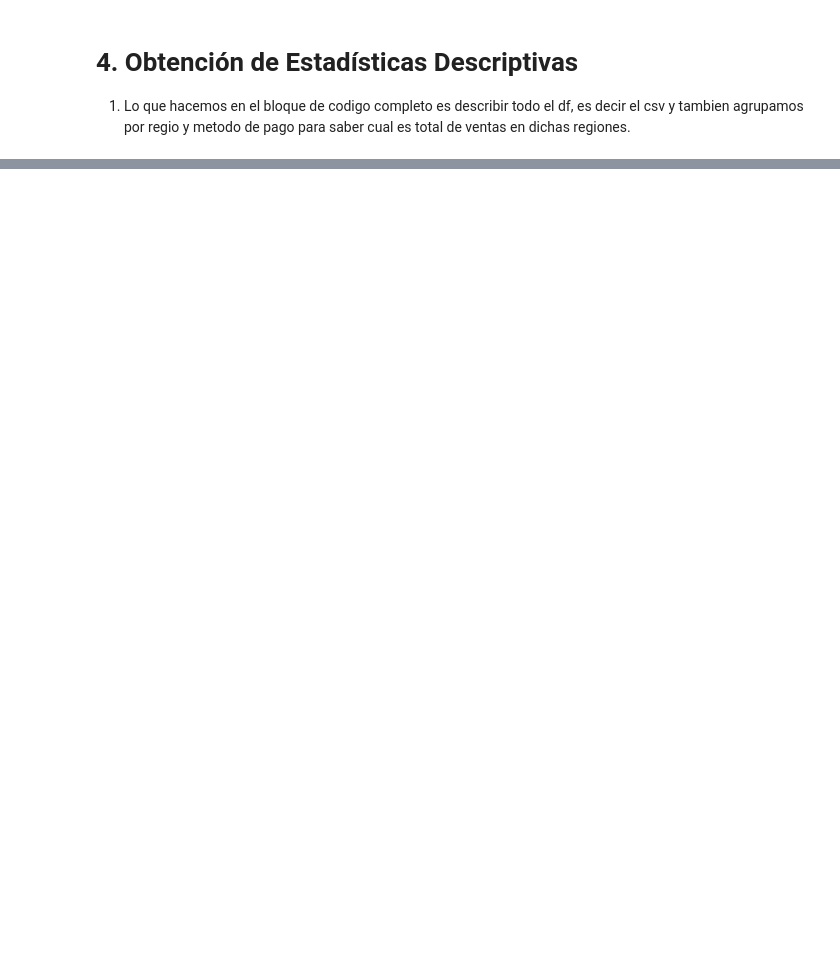
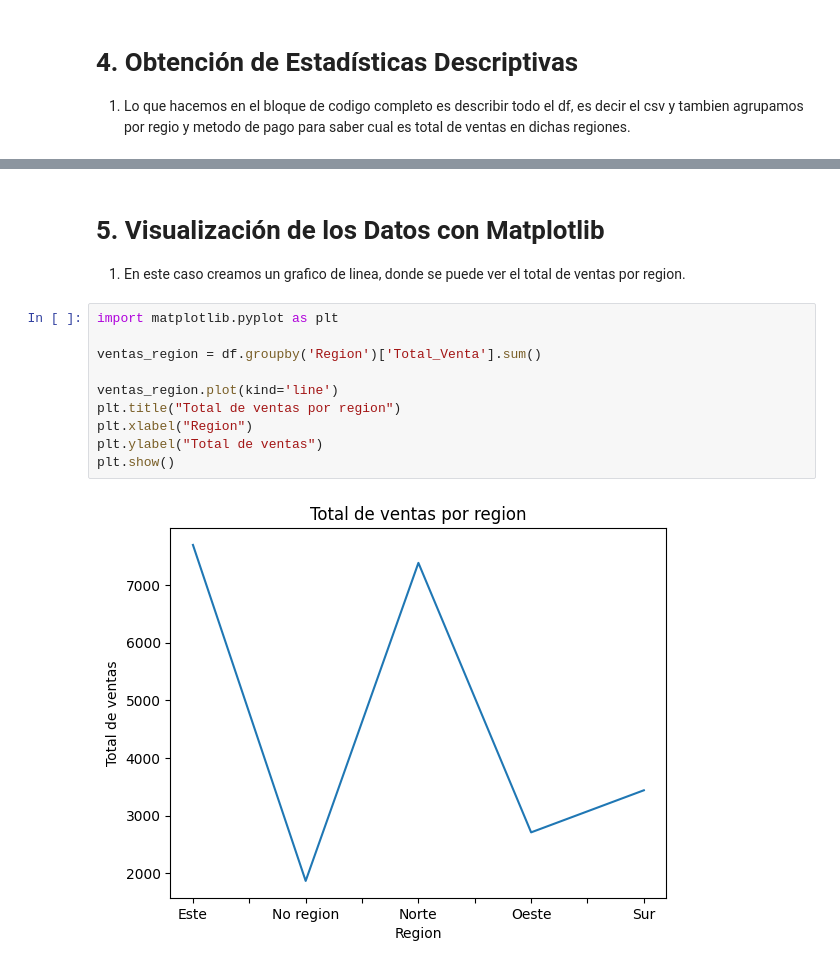
Before and after one commit to Ticii18/parcial1_tlp3_ticiano_vera, a Jupyter notebook: main (1).ipynb, the cells around one changed output, grey strips where cells are left out. Drawn from its saved outputs; the diff is of its cells as text; blank space fills up the shorter version.

```diff
--- a/main (1).ipynb
+++ b/main (1).ipynb
@@ -201,4 +216,17 @@ Oeste      Tarjeta de Débito         2712.08
 Sur        Efectivo                  3441.18
 Name: Total_Venta, dtype: float64
 # %% [markdown]
-#
+# 5. Visualización de los Datos con Matplotlib
+1. En este caso creamos un grafico de linea, donde se puede ver el total de ventas por region.
+# %%
+import matplotlib.pyplot as plt
+
+ventas_region = df.groupby('Region')['Total_Venta'].sum()
+
+ventas_region.plot(kind='line')
+plt.title("Total de ventas por region")
+plt.xlabel("Region")
+plt.ylabel("Total de ventas")
+plt.show()
+# %% [output]
+[figure, added]
```
Also changed, not shown: parts of 4 cells of this notebook, 1 other file.
